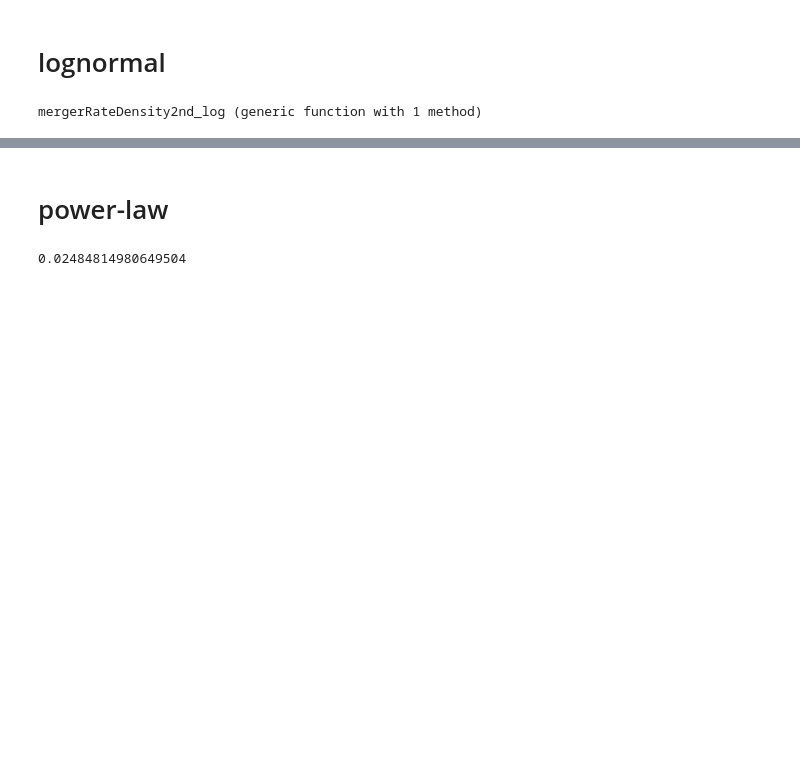
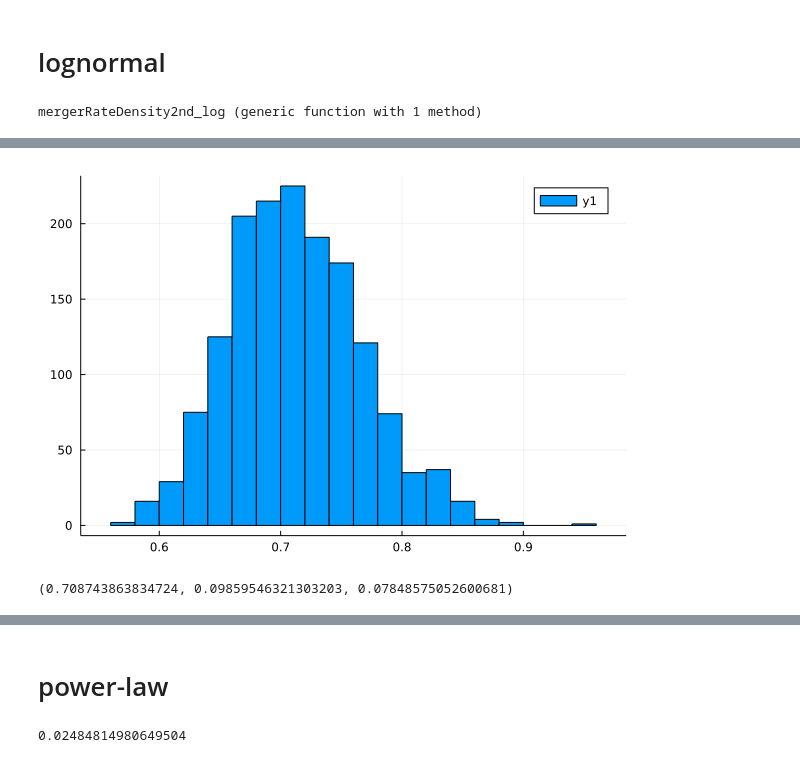
Before and after one commit to zuchengchen/merger_history_GWTC3, a Jupyter notebook: code/merger_rate.ipynb, the cells around one changed output, grey strips where cells are left out. Saved outputs shown, nothing was run; the diff lists cells and outputs as text; code cells hidden in the pictures; blank space fills up the shorter version.

```diff
--- a/code/merger_rate.ipynb
+++ b/code/merger_rate.ipynb
@@ -106,0 +102,8 @@ R2/R1
+# %%
+histogram(σcs)
+# %% [output]
+[figure, added]
+# %%
+cal_mid_up_low(σcs)
+# %% [output]
+(0.708743863834724, 0.09859546321303203, 0.07848575052600681)
```
Also changed, not shown: parts of 88 cells of this notebook, 7 other files.
